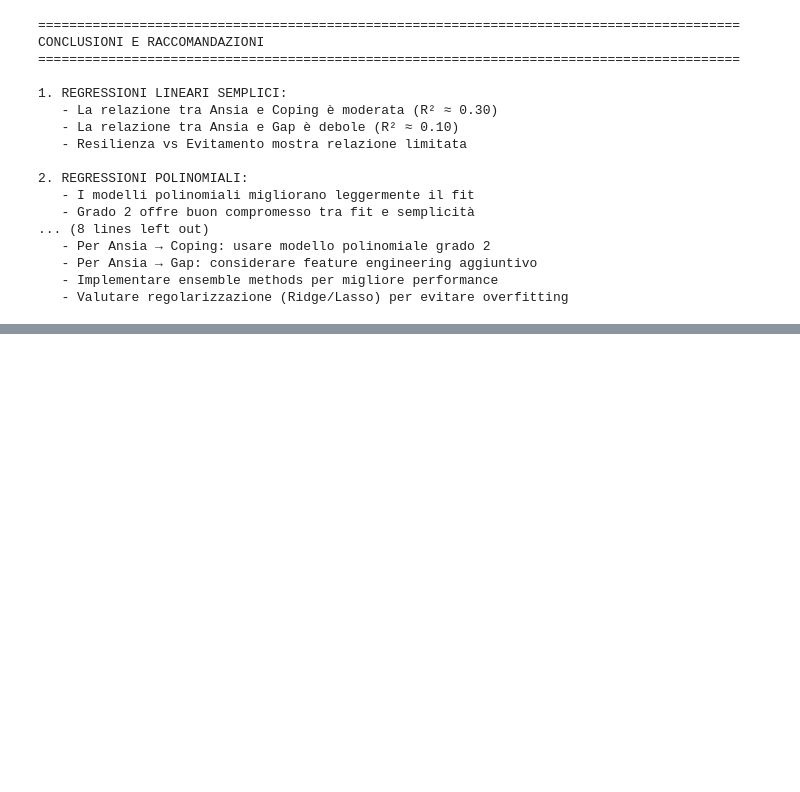
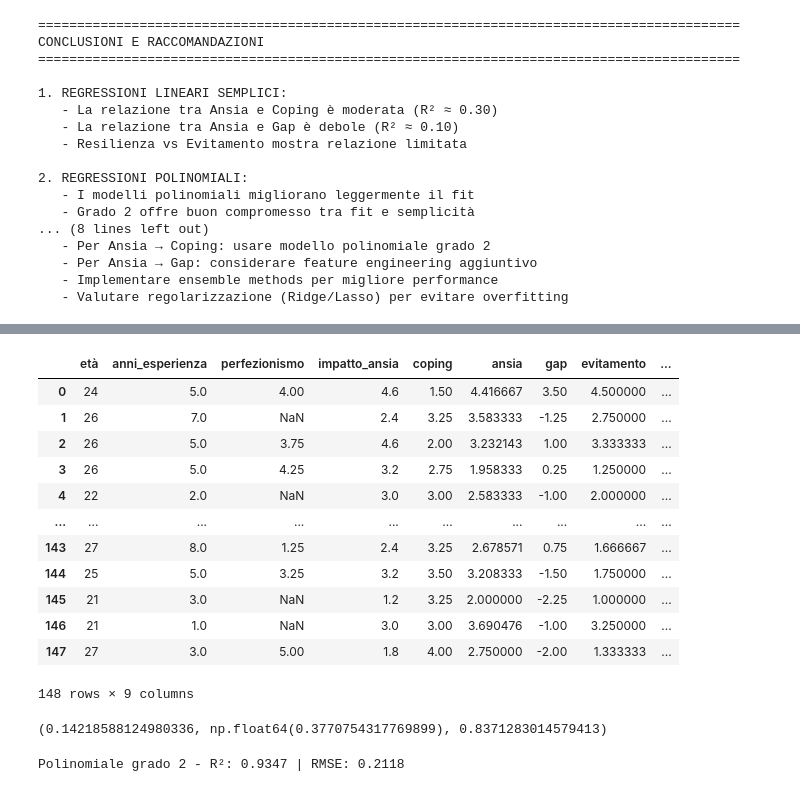
Before and after one commit to gaiacassinelli1/Project-Work, a Jupyter notebook: notebook/regressioni.ipynb, the cells around one changed output, grey strips where cells are left out. Saved outputs shown, nothing was run; the diff lists cells and outputs as text; code cells hidden in the pictures; blank space fills up the shorter version.

```diff
--- a/notebook/regressioni.ipynb
+++ b/notebook/regressioni.ipynb
@@ -1464,0 +1505,25 @@ JSON RAG: ../WEB APP/backend/output_rag\regressioni_rag_20260423_192009.json
+# %%
+df_reg = df_reg.drop(columns=[
+    'id',
+    'ansia_prestazione',
+    'ansia_accademica',
+    'ansia_lavorativa',
+    'vulnerabilita', #?
+    'resilienza' #?
+    ], errors='ignore')
+
+df_reg
+# %% [output]
+|  | età | anni_esperienza | perfezionismo | impatto_ansia | coping | ansia | gap | evitamento | ... |
+| 0 | 24 | 5.0 | 4.00 | 4.6 | 1.50 | 4.416667 | 3.50 | 4.500000 | ... |
+| 1 | 26 | 7.0 | NaN | 2.4 | 3.25 | 3.583333 | -1.25 | 2.750000 | ... |
+| 2 | 26 | 5.0 | 3.75 | 4.6 | 2.00 | 3.232143 | 1.00 | 3.333333 | ... |
+| 3 | 26 | 5.0 | 4.25 | 3.2 | 2.75 | 1.958333 | 0.25 | 1.250000 | ... |
+| 4 | 22 | 2.0 | NaN | 3.0 | 3.00 | 2.583333 | -1.00 | 2.000000 | ... |
+| ... | ... | ... | ... | ... | ... | ... | ... | ... | ... |
+| 143 | 27 | 8.0 | 1.25 | 2.4 | 3.25 | 2.678571 | 0.75 | 1.666667 | ... |
+| 144 | 25 | 5.0 | 3.25 | 3.2 | 3.50 | 3.208333 | -1.50 | 1.750000 | ... |
+| 145 | 21 | 3.0 | NaN | 1.2 | 3.25 | 2.000000 | -2.25 | 1.000000 | ... |
+| 146 | 21 | 1.0 | NaN | 3.0 | 3.00 | 3.690476 | -1.00 | 3.250000 | ... |
+| 147 | 27 | 3.0 | 5.00 | 1.8 | 4.00 | 2.750000 | -2.00 | 1.333333 | ... |
+148 rows × 9 columns
@@ -1464,0 +1544,25 @@ JSON RAG: ../WEB APP/backend/output_rag\regressioni_rag_20260423_192009.json
+# %%
+mse, rmse, r2
+# %% [output]
+(0.14218588124980336, np.float64(0.3770754317769899), 0.8371283014579413)
+# %%
+# Regressione Polinomiale grado 2
+from matplotlib.pylab import reshape
+
+
+X = reshape(X.values, (-1, 1)) if len(X.shape) == 1 else X.values
+poly_features = PolynomialFeatures(degree=2, include_bias=False)
+X_poly = poly_features.fit_transform(X)
+
+lin_reg_poly = LinearRegression()
+
+lin_reg_poly.fit(X_poly, y)
+y_pred_poly = lin_reg_poly.predict(X_poly)
+
+mse_poly = mean_squared_error(y, y_pred_poly)
+rmse_poly = np.sqrt(mse_poly)
+r2_poly = r2_score(y, y_pred_poly)
+
+print(f"Polinomiale grado 2 - R²: {r2_poly:.4f} | RMSE: {rmse_poly:.4f}")
+# %% [output]
+Polinomiale grado 2 - R²: 0.9347 | RMSE: 0.2118
```
Also changed, not shown: parts of 46 cells of this notebook, 4 other files.
